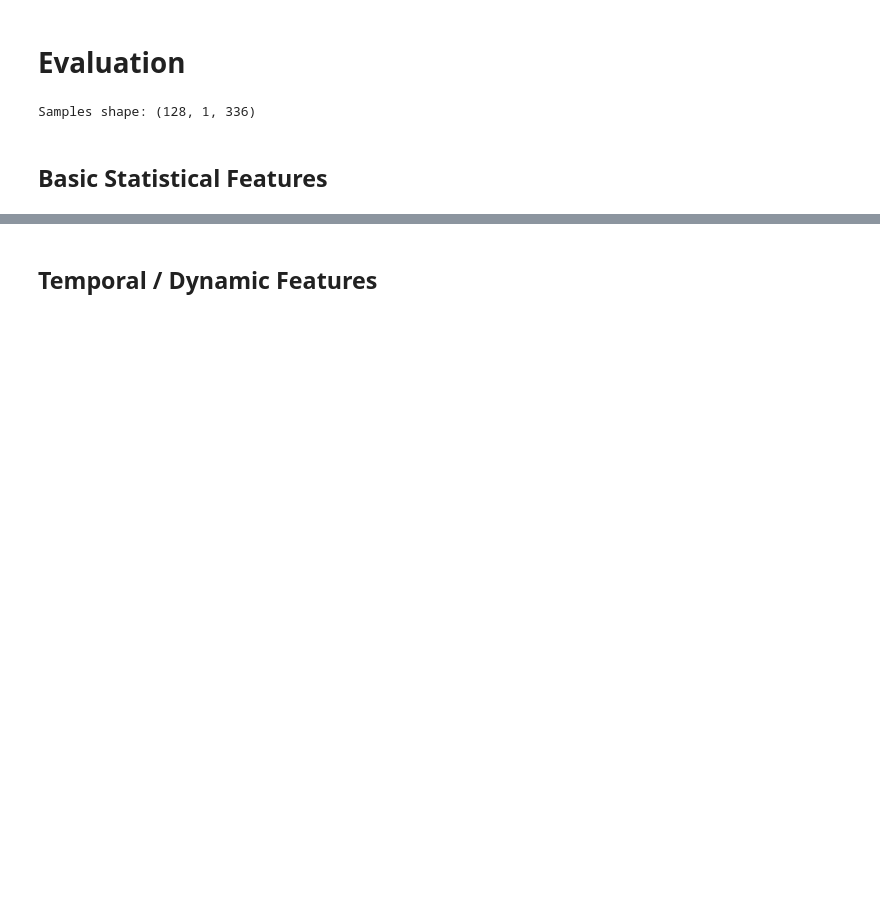
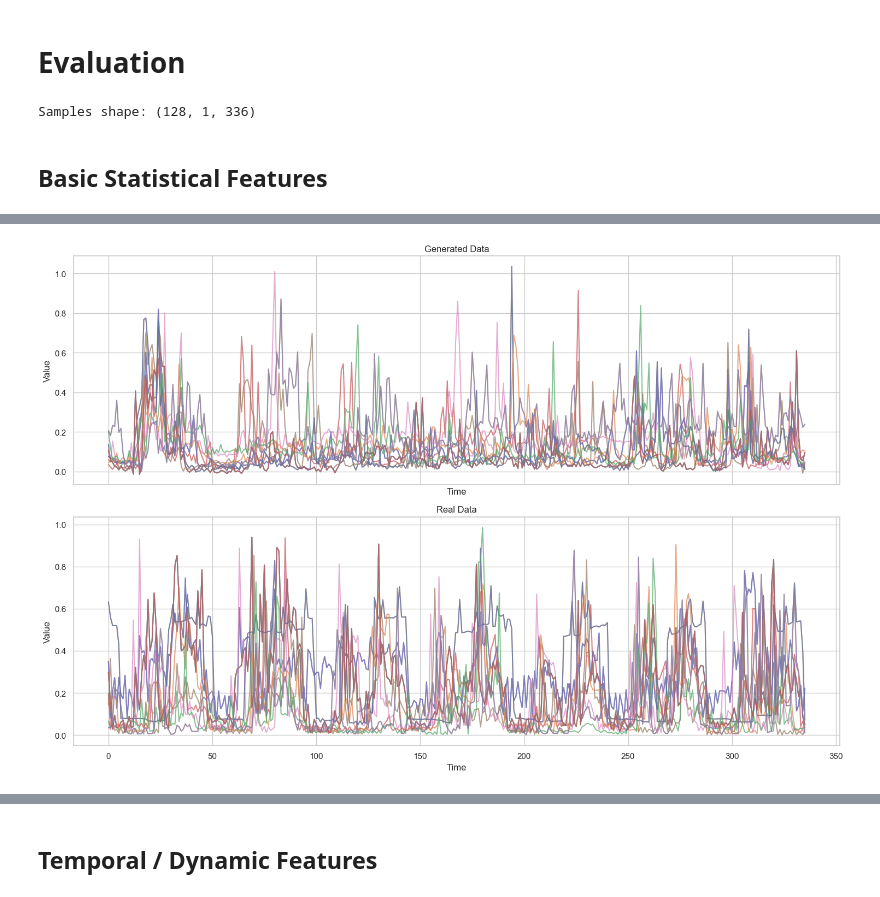
Before and after one commit to 4rn3/Thesis, a Jupyter notebook: src/1D_unet_cond_experiments.ipynb, the cells around one changed output, grey strips where cells are left out. Cells and saved outputs as stored; diff of their text form; code cells hidden in the pictures; blank space fills up the shorter version.

```diff
--- a/src/1D_unet_cond_experiments.ipynb
+++ b/src/1D_unet_cond_experiments.ipynb
@@ -291,27 +291,29 @@ plot_kde_samples(samples, real_data_test, fpath=os.path.join(logging_dir, "kde/"
 # %%
 batch_idx = np.random.randint(0, 256)
 customer_indices = np.random.randint(0, 15, size=15)
 fig, axs = plt.subplots(2, 1, figsize=(15, 10), sharex=True)
 
 with torch.no_grad():
-    sample = ddpm.sample(batch_size, seq_len=seq_len, features=val_data.shape[1], c=real_cond_data_test.float().to(device))
+    sample = ddpm.sample(batch_size, seq_len=seq_len, features=real_data_test.shape[1], c=real_cond_data_test.float().to(device))
     sample = sample.cpu().numpy()
 
 for i in customer_indices:
     axs[0].plot(sample[i, 0, :], alpha=0.7, label=f'Customer {i}')
     axs[1].plot(real_data_test[i, 0, :], alpha=0.7, label=f'Customer {i}')
 
 axs[0].set_title("Generated Data")
 axs[1].set_title("Real Data")
 
 for ax in axs:
     ax.set_xlabel('Time')
     ax.set_ylabel('Value')
     ax.grid(True)
 
 plt.tight_layout()
 plt.savefig(os.path.join(logging_dir, "viz/", "samples.png"))
 plt.show()
+# %% [output]
+[figure, added]
 # %%
 gen_mean, gen_sd, gen_kurt, gen_skew, gen_min, gen_max = calculate_stat_metrics(samples, batch_size)
 real_mean, real_sd, real_kurt, real_skew, real_min, real_max = calculate_stat_metrics(real_data_test, batch_size)
```
Also changed, not shown: parts of 12 cells of this notebook, 1 other file.
